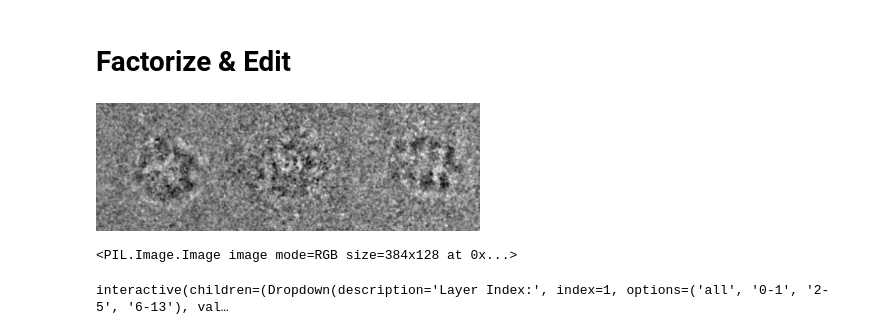
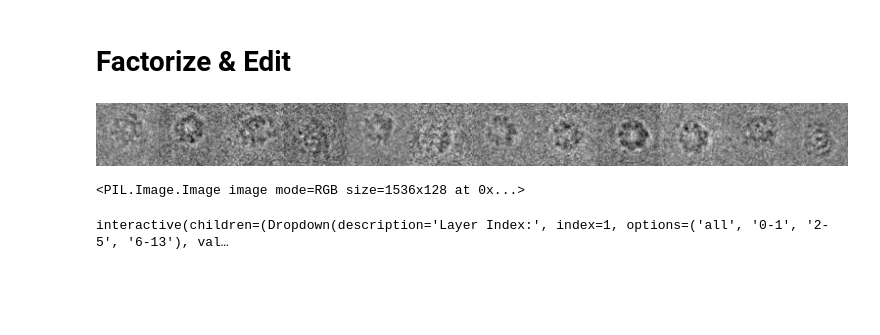
Before and after one commit to OdyLiagkas/Factorized_CryoEM_wgan, a Jupyter notebook: SeFa.ipynb, the cells around one changed output. Saved outputs shown, nothing was run; the diff lists cells and outputs as text; code cells hidden in the pictures; blank space fills up the shorter version.

```diff
--- a/SeFa.ipynb
+++ b/SeFa.ipynb
@@ -89,7 +86,7 @@ def synthesize(generator, gan_type, codes):
     images = generator.synthesis(to_tensor(codes))['image']
       '''
     #images = generator(to_tensor(codes)) ##########
-    images = generator(to_tensor(codes), synthesize=True)
+    images = generator(to_tensor(codes), synthesize=False)
     images = postprocess(images)
     return images
 
@@ -149,10 +146,10 @@ Finish loading checkpoint.
 # %%
 #@title { display-mode: "form", run: "auto" }
 
-num_samples = 3 #@param {type:"slider", min:1, max:8, step:1}
+num_samples = 12 #@param {type:"slider", min:1, max:8, step:1}
 noise_seed = 0 #@param {type:"slider", min:0, max:1000, step:1}
 
-codes = sample(generator, gan_type, num_samples, noise_seed)
+codes = torch.randn((num_samples,100,1,1)).detach().numpy()
 print(codes.shape)
 
 images2 = synthesize(generator, gan_type, codes)#codes) #torch.randn((num_samples, 100, 1, 1)).cuda()
@@ -179,33 +196,33 @@ print(imshow(images2, col=3))
 # %%
 #@title { display-mode: "form", run: "auto" }
 
 layer_idx = "0" #@param ['all', '0-1', '2-5', '6-13']
-semantic_1 = -3000000 #@param {type:"slider", min:-3.0, max:3.0, step:0.1}
-semantic_2 = -3 #@param {type:"slider", min:-3.0, max:3.0, step:0.1}
-semantic_3 = -3 #@param {type:"slider", min:-3.0, max:3.0, step:0.1}
-semantic_4 = -3 #@param {type:"slider", min:-3.0, max:3.0, step:0.1}
-semantic_5 = -3 #@param {type:"slider", min:-3.0, max:3.0, step:0.1}
+semantic_1 = -1 #@param {type:"slider", min:-3.0, max:3.0, step:0.1}
+semantic_2 = 0 #@param {type:"slider", min:-3.0, max:3.0, step:0.1}
+semantic_3 = 0 #@param {type:"slider", min:-3.0, max:3.0, step:0.1}
+semantic_4 = 0 #@param {type:"slider", min:-3.0, max:3.0, step:0.1}
+semantic_5 = 0 #@param {type:"slider", min:-3.0, max:3.0, step:0.1}
 
 # Fast implementation to factorize the weight by SeFa.
 layers, boundaries, _ = factorize_weight(generator, layer_idx)
 
 new_codes = codes.copy()
 for sem_idx in range(5):
   boundary = boundaries[sem_idx:sem_idx + 1]
   step = eval(f'semantic_{sem_idx + 1}')
   if gan_type == 'cryowgan':
-    new_codes += (boundary.reshape(1, 512, 1, 1) * step)  #CHANGED TO INCLUDE CRYOWGAN
+    new_codes += (boundary.reshape(1, 100, 1, 1) * step)  #CHANGED TO INCLUDE CRYOWGAN
 
   elif gan_type =='pggan':
     new_codes += boundary * step
 
   elif gan_type in ['stylegan', 'stylegan2']:
     new_codes[:, layers, :] += boundary * step
 new_images = synthesize(generator, gan_type, new_codes)
 print(imshow(new_images, col=num_samples))
 # %% [output]
-[figure, old version]
+[figure, new version]
-<PIL.Image.Image image mode=RGB size=384x128 at 0x...>
+<PIL.Image.Image image mode=RGB size=1536x128 at 0x...>
 # %%
 import ipywidgets as widgets
 from ipywidgets import interact
```
Also changed, not shown: parts of 11 cells of this notebook.
